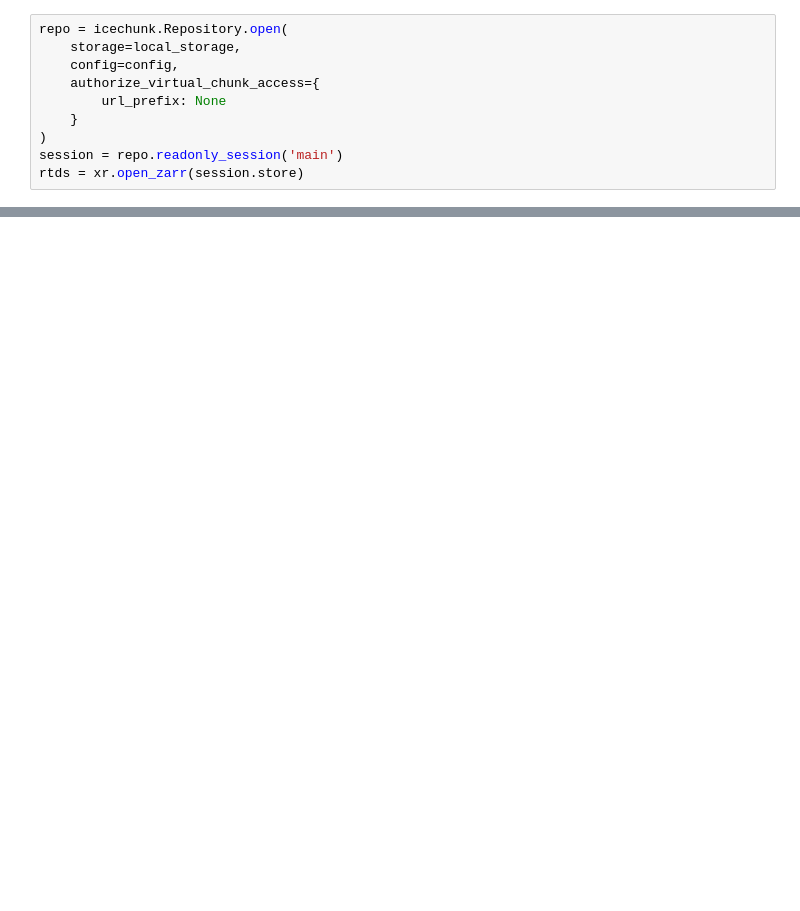
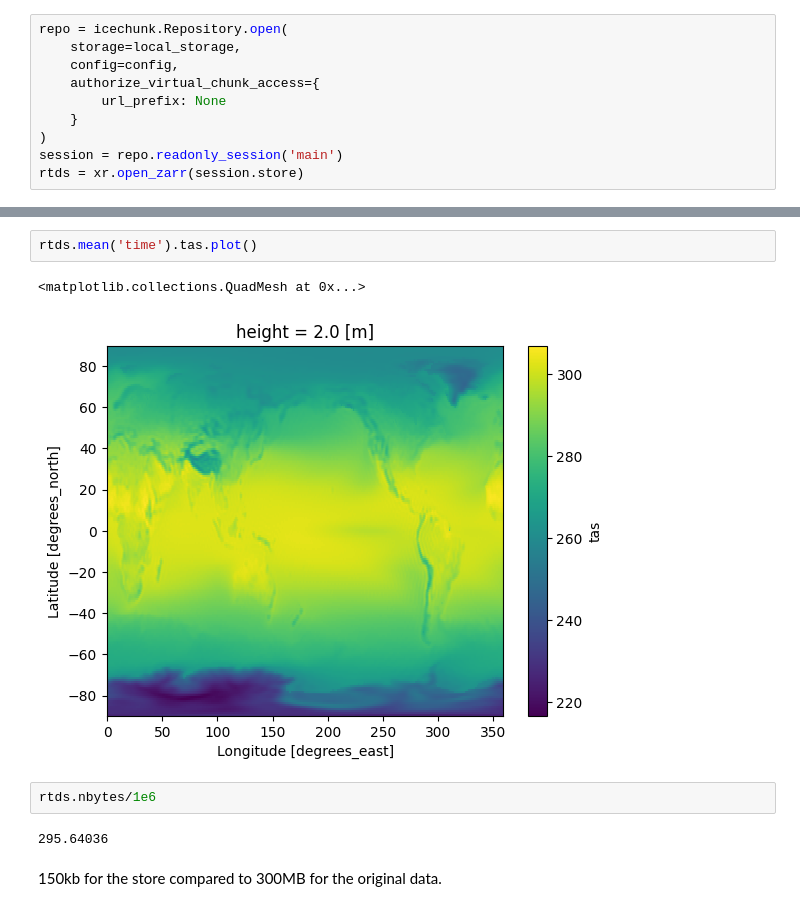
Before and after one commit to jbusecke/esgf-virtual-zarr-data-access, a Jupyter notebook: notebooks/virtualizarr_V2_example.ipynb, the cells around one changed output, grey strips where cells are left out. Drawn from its saved outputs; the diff is of its cells as text; blank space fills up the shorter version.

```diff
--- a/notebooks/virtualizarr_V2_example.ipynb
+++ b/notebooks/virtualizarr_V2_example.ipynb
@@ -104,0 +136,11 @@ rtds.isel(time=0).tas.plot()
+# %%
+rtds.mean('time').tas.plot()
+# %% [output]
+<matplotlib.collections.QuadMesh at 0x...>
+[figure, added]
+# %%
+rtds.nbytes/1e6
+# %% [output]
+295.64036
+# %% [markdown]
+150kb for the store compared to 300MB for the original data.
```
Also changed, not shown: parts of 5 cells of this notebook, 8 other files.
